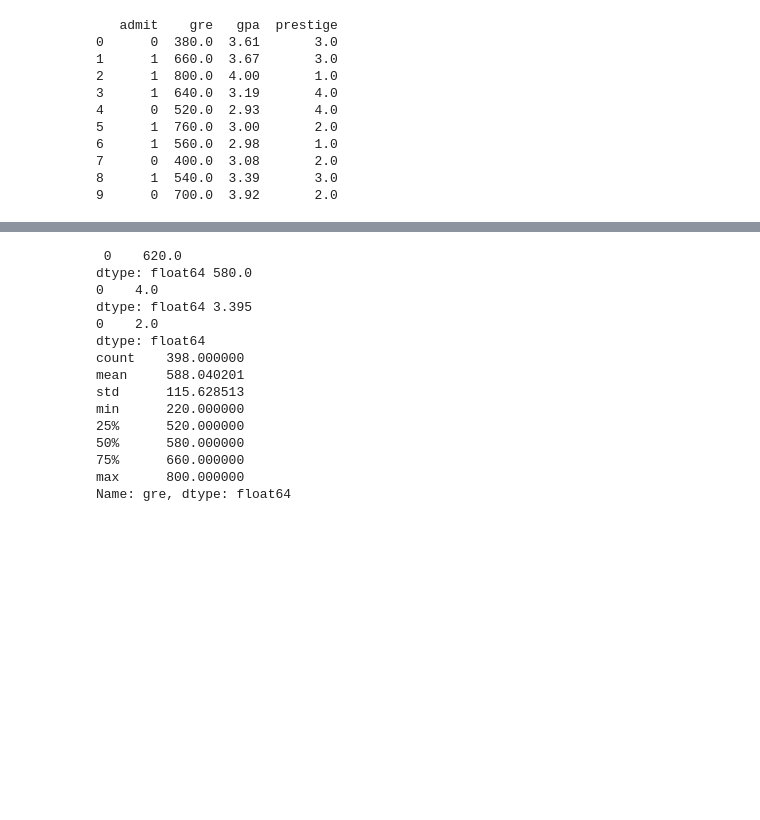
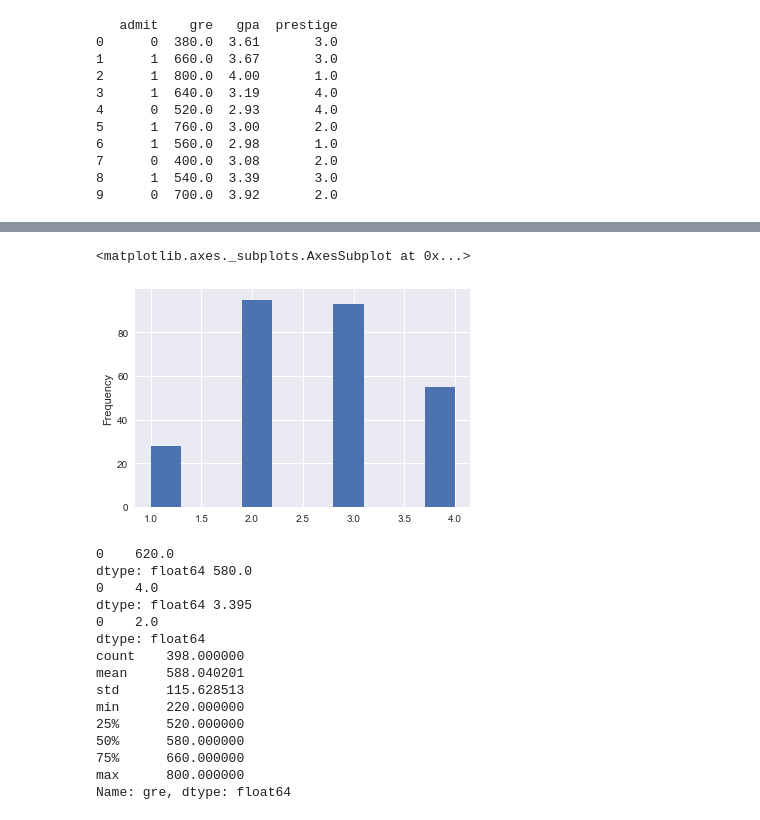
Before and after one commit to cherihung/datasci-18, a Jupyter notebook: class-projects/project-1/assets/project1-admissions-trial.ipynb, the cells around one changed output, grey strips where cells are left out. Drawn from its saved outputs; the diff is of its cells as text; code cells hidden in the pictures; blank space fills up the shorter version.

```diff
--- a/class-projects/project-1/assets/project1-admissions-trial.ipynb
+++ b/class-projects/project-1/assets/project1-admissions-trial.ipynb
@@ -82,3 +103,8 @@ max      0.0  800.000000    4.000000    4.000000
+# %%
+notin.prestige.plot(kind='hist')
+# %% [output]
+<matplotlib.axes._subplots.AxesSubplot at 0x...>
+[figure, added]
 # %%
 #separate out the columns
 gre = admissions[pd.notnull(admissions.gre)].gre #red
```
Also changed, not shown: parts of 5 cells of this notebook, 2 other files.
